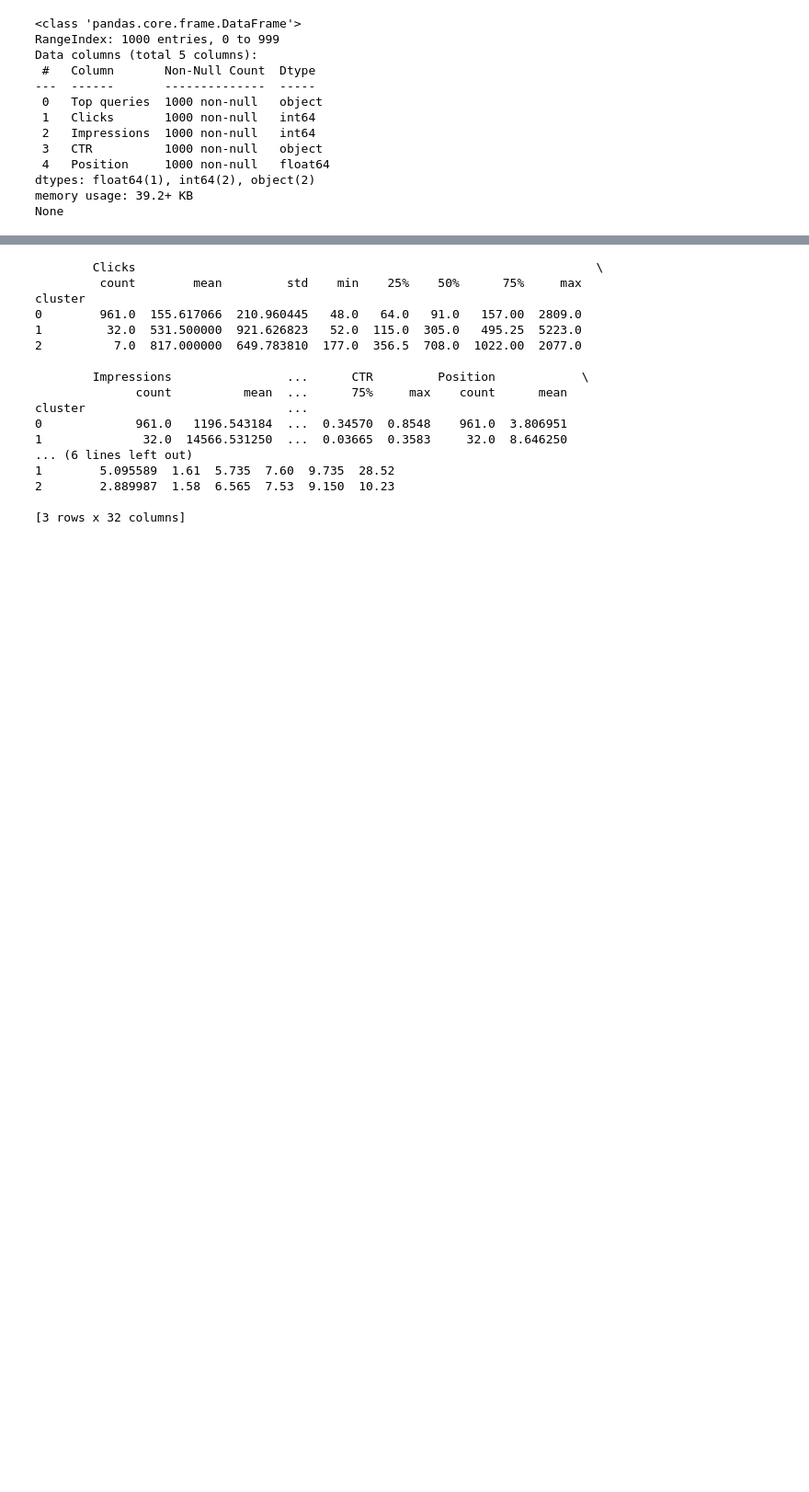
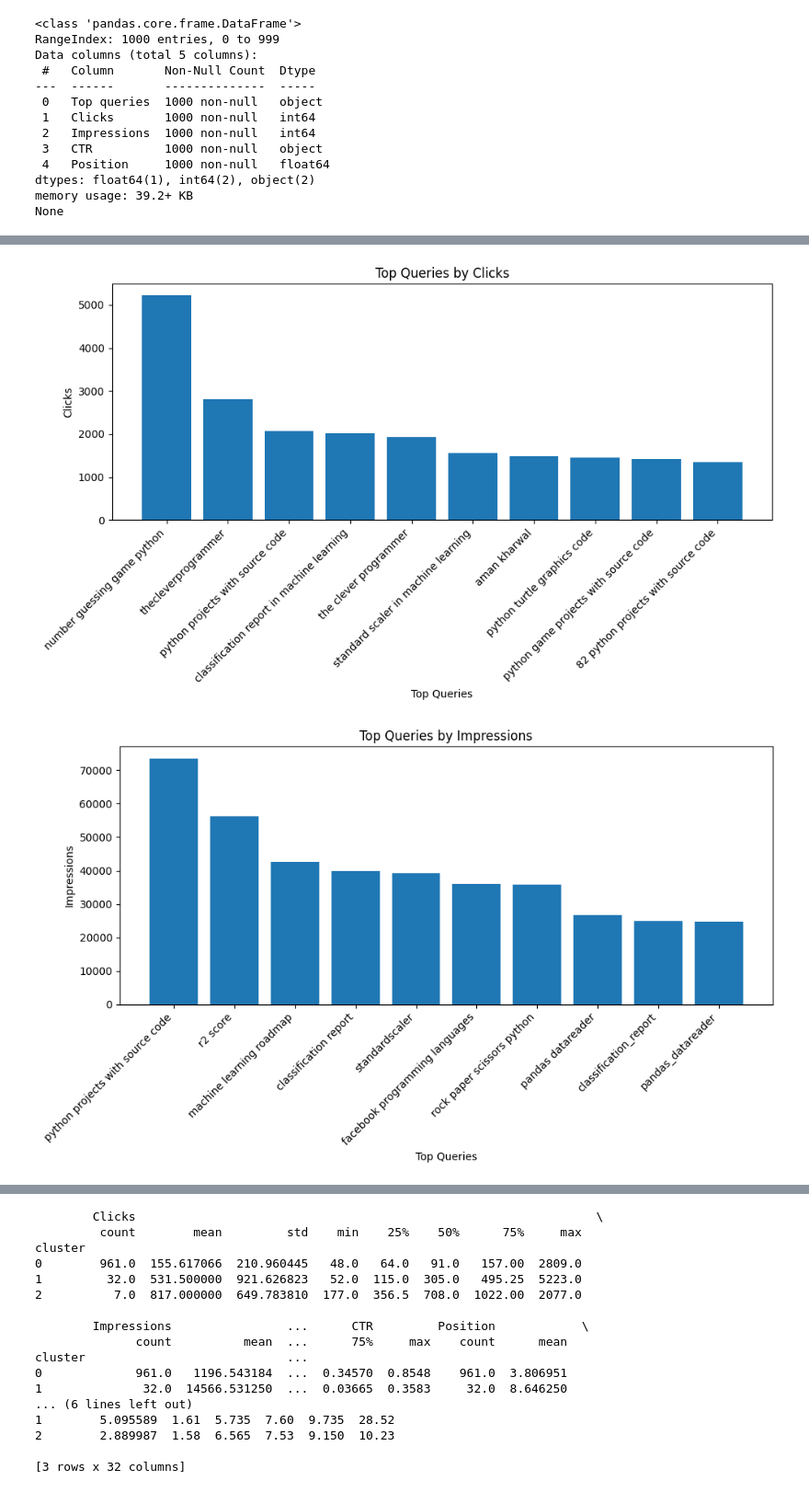
Before and after one commit to Srushti-17/search_query_anomaly, a Jupyter notebook: search_query_anomaly.ipynb, the cells around one changed output, grey strips where cells are left out. Shown at 92% size. Saved outputs shown, nothing was run; the diff lists cells and outputs as text; code cells hidden in the pictures; blank space fills up the shorter version.

```diff
--- a/search_query_anomaly.ipynb
+++ b/search_query_anomaly.ipynb
@@ -66,8 +73,28 @@ top_queries_clicks_vis = queries_df.nlargest(10, 'Clicks')[['Top queries', 'Clic
 top_queries_impressions_vis = queries_df.nlargest(10, 'Impressions')[['Top queries', 'Impressions']]
 
 # Plotting
-fig_clicks = px.bar(top_queries_clicks_vis, x='Top queries', y='Clicks', title='Top Queries by Clicks')
-fig_impressions = px.bar(top_queries_impressions_vis, x='Top queries', y='Impressions', title='Top Queries by Impressions')
-fig_clicks.show()
-fig_impressions.show()
+# Plot for Clicks
+plt.figure(figsize=(10, 6)) # Optional: Adjust figure size for better readability
+plt.bar(top_queries_clicks_vis['Top queries'], top_queries_clicks_vis['Clicks'])
+plt.title('Top Queries by Clicks')
+plt.xlabel('Top Queries')
+plt.ylabel('Clicks')
+plt.xticks(rotation=45, ha='right') # Rotate x-axis labels if they overlap
+plt.tight_layout() # Adjust layout to prevent labels from overlapping
+plt.show()
+
+# Plot for Impressions
+plt.figure(figsize=(10, 6)) # Optional: Adjust figure size for better readability
+plt.bar(top_queries_impressions_vis['Top queries'], top_queries_impressions_vis['Impressions'])
+plt.title('Top Queries by Impressions')
+plt.xlabel('Top Queries')
+plt.ylabel('Impressions')
+plt.xticks(rotation=45, ha='right') # Rotate x-axis labels if they overlap
+plt.tight_layout() # Adjust layout to prevent labels from overlapping
+plt.show()
+
+#fig_clicks = plt.bar(top_queries_clicks_vis, x='Top queries', y='Clicks', title='Top Queries by Clicks')
+#fig_impressions = px.bar(top_queries_impressions_vis, x='Top queries', y='Impressions', title='Top Queries by Impressions')
+#fig_clicks.show()
+#fig_impressions.show()
 # %% [output]
@@ -76,3 +101,5 @@ fig_impressions.show()
+[figure, added]
+[figure, added]
 # %%
 # Queries with highest and lowest CTR
 top_ctr_vis = queries_df.nlargest(10, 'CTR')[['Top queries', 'CTR']]
```
Also changed, not shown: parts of 10 cells of this notebook.
